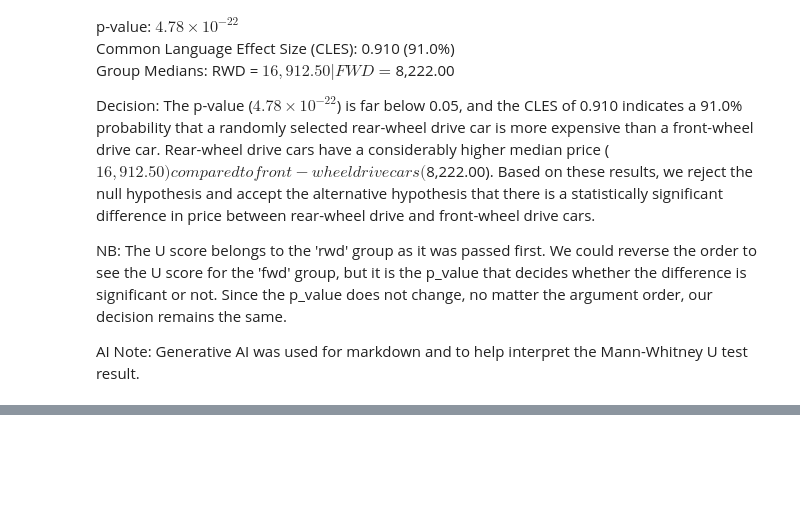
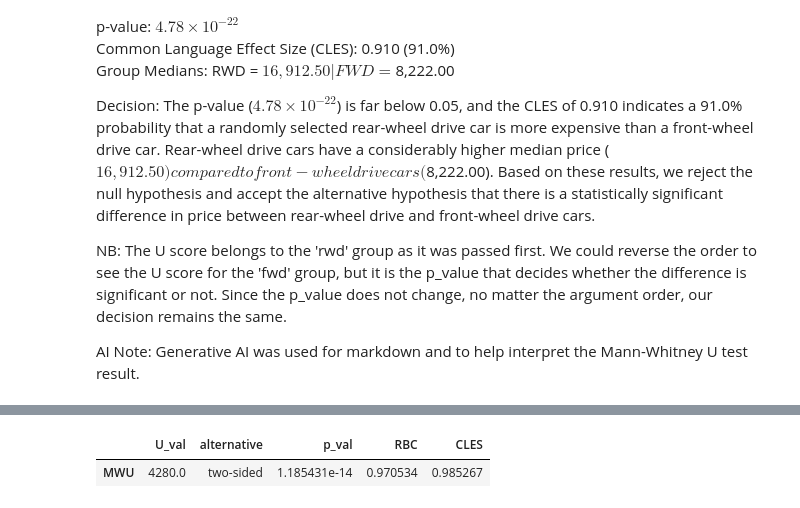
Before and after one commit to EHemraj/Car-Price-Analysis, a Jupyter notebook: jupyter_notebooks/02_EDA.ipynb, the cells around one changed output, grey strips where cells are left out. Saved outputs shown, nothing was run; the diff lists cells and outputs as text; code cells hidden in the pictures; blank space fills up the shorter version.

Commit message:
Test hypothesis 4

```diff
--- a/jupyter_notebooks/02_EDA.ipynb
+++ b/jupyter_notebooks/02_EDA.ipynb
@@ -510,0 +546,11 @@ First we will conduct a value count to see all the different brand names before
+# %%
+# code taken from Gemini
+# define list of luxury manufacturers
+luxury_makes = ['bmw', 'jaguar', 'buick', 'porsche']
+
+# isolate prices and save to variables
+luxury_prices = df[df['brand'].isin(luxury_makes)]['price']
+mainstream_prices = df[~df['brand'].isin(luxury_makes)]['price']
+
+# check descriptive statistics
+luxury_prices.describe()
@@ -510,0 +580,6 @@ First we will conduct a value count to see all the different brand names before
+# %%
+# run the Mann-Whitney U test
+pg.mwu(x=luxury_prices, y=mainstream_prices)
+# %% [output]
+|  | U_val | alternative | p_val | RBC | CLES |
+| MWU | 4280.0 | two-sided | 1.185431e-14 | 0.970534 | 0.985267 |
```
Also changed, not shown: parts of 7 cells of this notebook.
